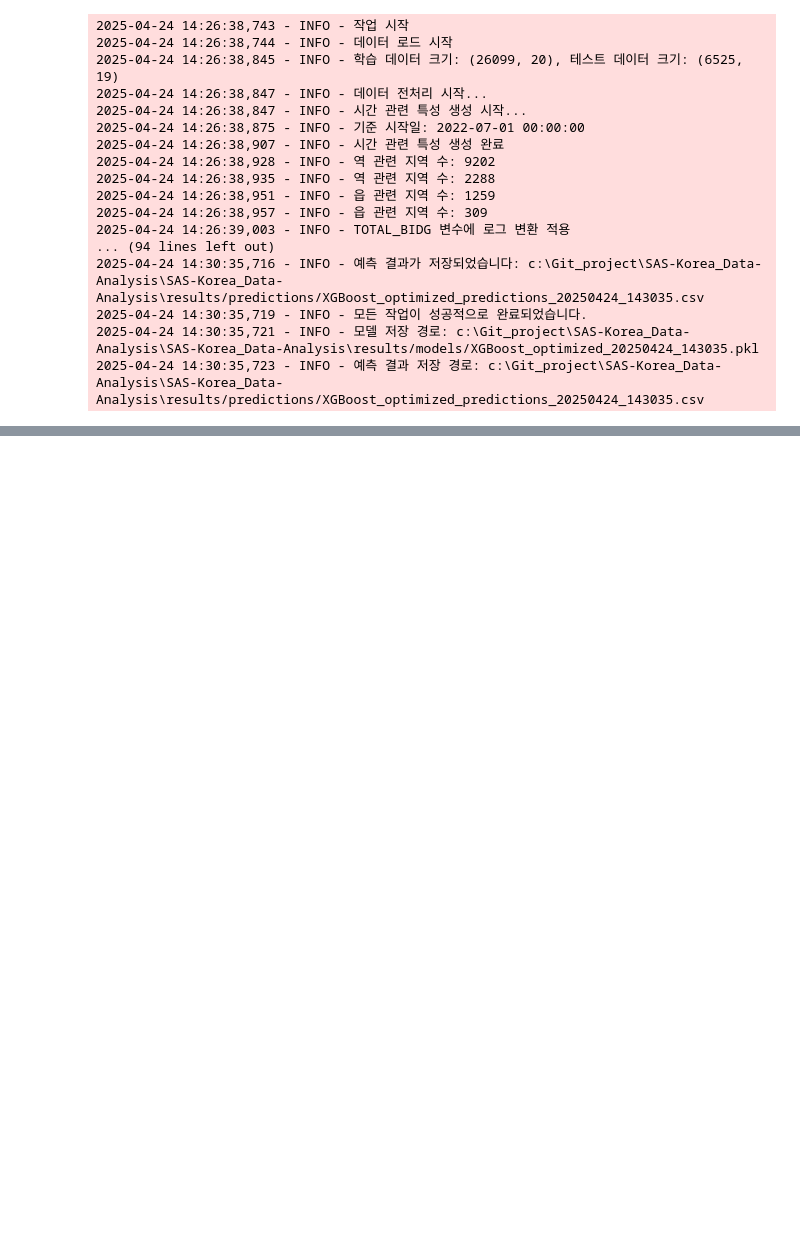
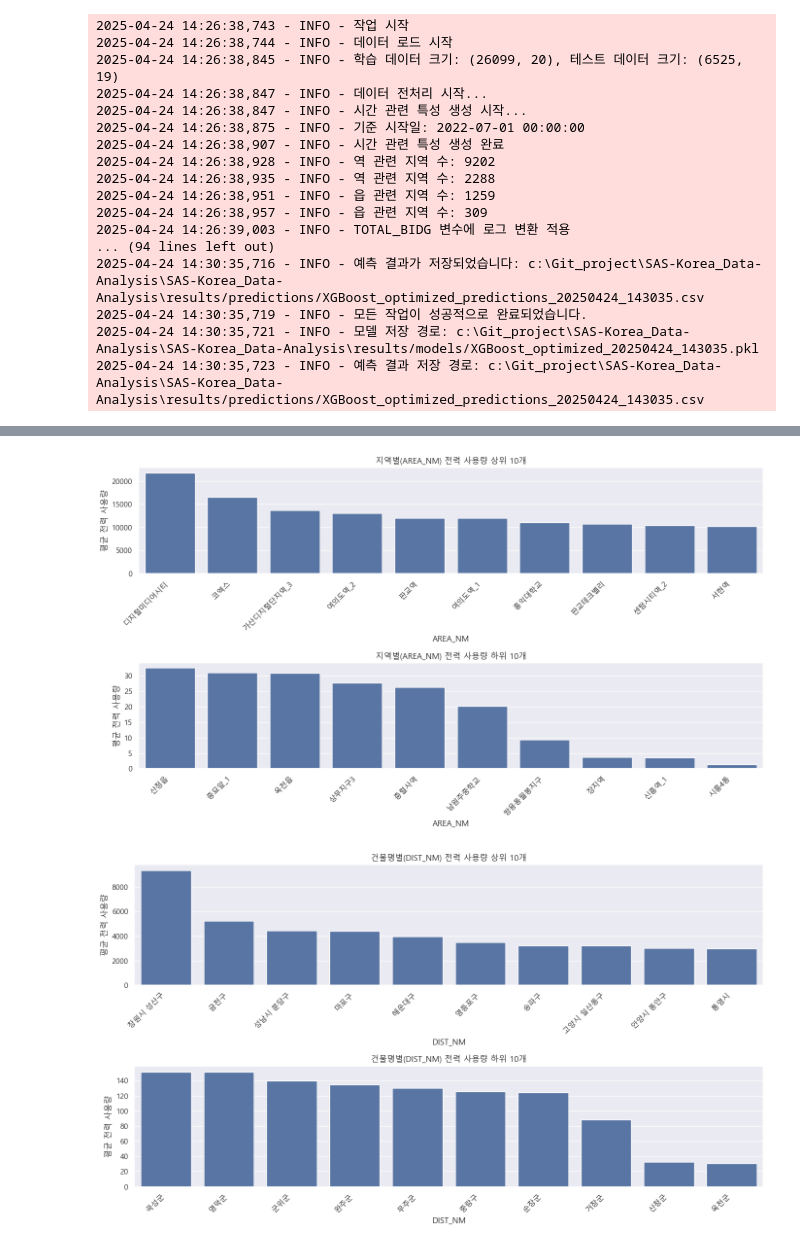
Before and after one commit to P-oong/SAS-Korea_Data-Analysis, a Jupyter notebook: notebooks/LHP/모듈_실험_노트북.ipynb, the cells around one changed output, grey strips where cells are left out. Saved outputs shown, nothing was run; the diff lists cells and outputs as text; code cells hidden in the pictures; blank space fills up the shorter version.

```diff
--- a/notebooks/LHP/모듈_실험_노트북.ipynb
+++ b/notebooks/LHP/모듈_실험_노트북.ipynb
@@ -41,0 +148,71 @@
+# %%
+import pandas as pd
+import numpy as np
+import matplotlib.pyplot as plt
+import seaborn as sns
+
+
+
+# 타겟 변수 확인
+target_col = 'TOTAL_ELEC'
+
+# 1. 지역별(AREA_NM) 타겟값 평균 계산 및 상하위 10개 출력
+print("=== 지역별(AREA_NM) 전력 사용량 상위 10개 ===")
+area_target_mean = train.groupby('AREA_NM')[target_col].mean().sort_values(ascending=False)
+print(area_target_mean.head(10))
+
+print("\n=== 지역별(AREA_NM) 전력 사용량 하위 10개 ===")
+print(area_target_mean.tail(10))
+
+# 2. 건물명별(DIST_NM) 타겟값 평균 계산 및 상하위 10개 출력
+print("\n=== 건물명별(DIST_NM) 전력 사용량 상위 10개 ===")
+dist_target_mean = train.groupby('DIST_NM')[target_col].mean().sort_values(ascending=False)
+print(dist_target_mean.head(10))
+
+print("\n=== 건물명별(DIST_NM) 전력 사용량 하위 10개 ===")
+print(dist_target_mean.tail(10))
+
+# 시각화: 지역별 상위 10개, 하위 10개 타겟값 비교
+plt.figure(figsize=(14, 8))
+
+# 상위 10개 지역
+plt.subplot(2, 1, 1)
+top_areas = area_target_mean.head(10)
+sns.barplot(x=top_areas.index, y=top_areas.values)
+plt.title('지역별(AREA_NM) 전력 사용량 상위 10개')
+plt.xticks(rotation=45, ha='right')
+plt.ylabel('평균 전력 사용량')
+
+# 하위 10개 지역
+plt.subplot(2, 1, 2)
+bottom_areas = area_target_mean.tail(10)
+sns.barplot(x=bottom_areas.index, y=bottom_areas.values)
+plt.title('지역별(AREA_NM) 전력 사용량 하위 10개')
+plt.xticks(rotation=45, ha='right')
+plt.ylabel('평균 전력 사용량')
+
+plt.tight_layout()
+plt.show()
+
+# 시각화: 건물명별 상위 10개, 하위 10개 타겟값 비교
+plt.figure(figsize=(14, 8))
+
+# 상위 10개 건물명
+plt.subplot(2, 1, 1)
+top_dists = dist_target_mean.head(10)
+sns.barplot(x=top_dists.index, y=top_dists.values)
+plt.title('건물명별(DIST_NM) 전력 사용량 상위 10개')
+plt.xticks(rotation=45, ha='right')
+plt.ylabel('평균 전력 사용량')
+
+# 하위 10개 건물명
+plt.subplot(2, 1, 2)
+bottom_dists = dist_target_mean.tail(10)
+sns.barplot(x=bottom_dists.index, y=bottom_dists.values)
+plt.title('건물명별(DIST_NM) 전력 사용량 하위 10개')
+plt.xticks(rotation=45, ha='right')
+plt.ylabel('평균 전력 사용량')
+
+plt.tight_layout()
+plt.show()
+# %% [output]
@@ -41,0 +236,2 @@
+[figure, added]
+[figure, added]
```
Also changed, not shown: parts of 7 cells of this notebook, 1 other file.
